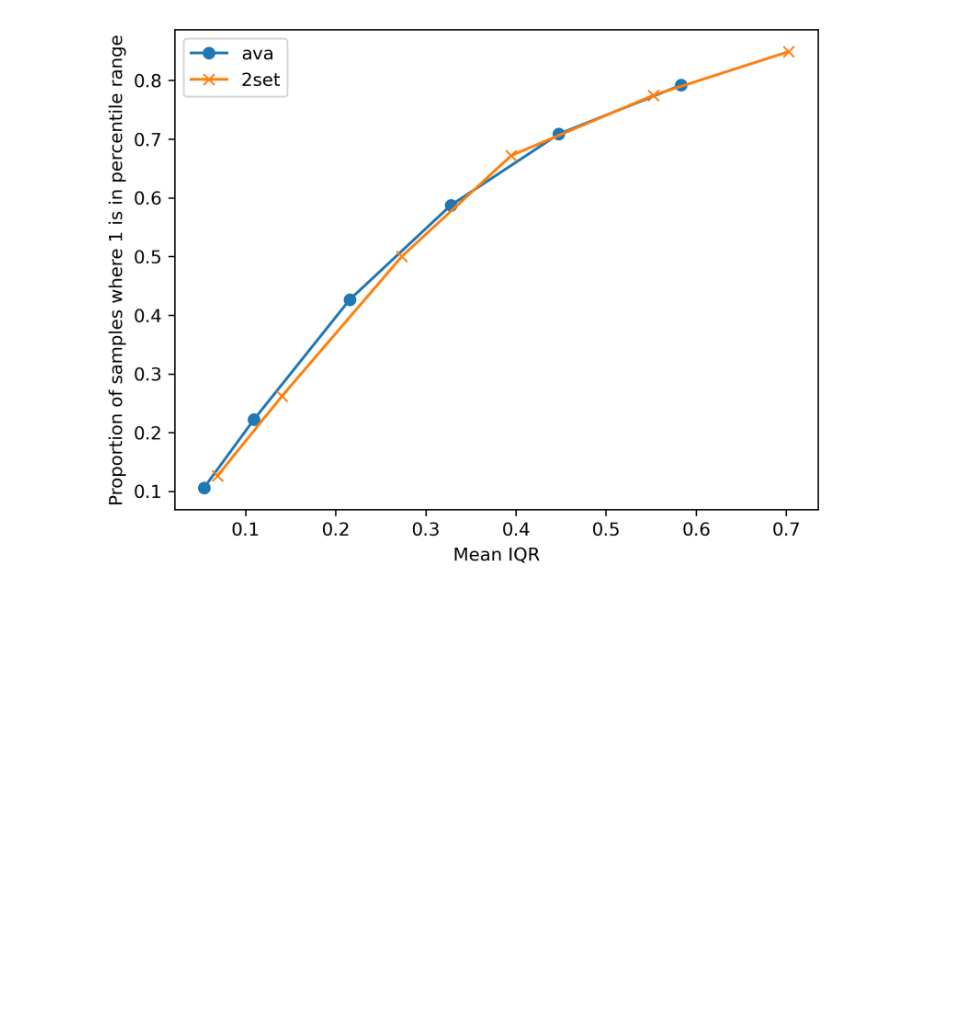
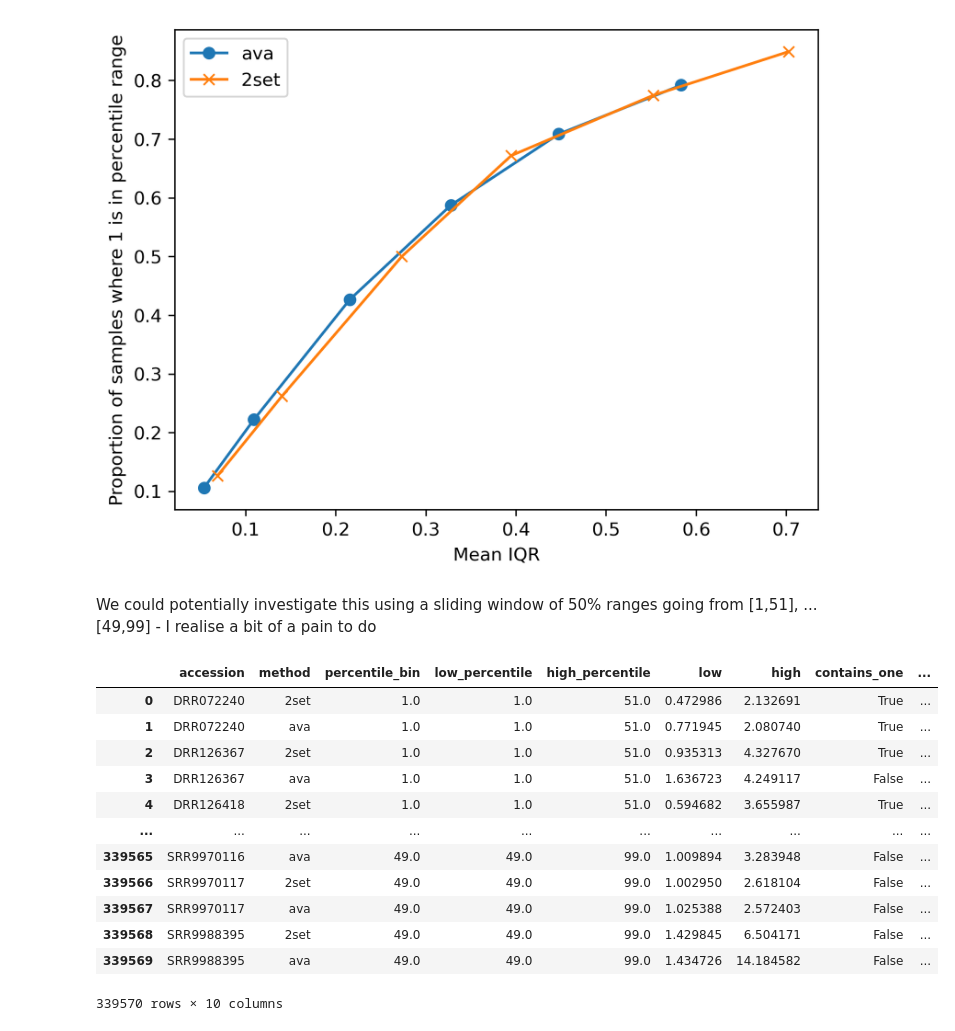
Before and after one commit to mbhall88/lrge, a Jupyter notebook: paper/notebooks/per_read_estimates.ipynb, the cells around one changed output. Saved outputs shown, nothing was run; the diff lists cells and outputs as text; code cells hidden in the pictures; blank space fills up the shorter version.

```diff
--- a/paper/notebooks/per_read_estimates.ipynb
+++ b/paper/notebooks/per_read_estimates.ipynb
@@ -239,3 +239,18 @@ ax.set_ylabel("Proportion of samples where 1 is in percentile range")
 # %% [output]
 Text(0, 0.5, 'Proportion of samples where 1 is in percentile range')
 [figure]
+# %% [markdown]
+We could potentially investigate this using a sliding window of 50% ranges going from [1,51], ...[49,99]     - I realise a bit of a pain to do
+# %%
+
+perc_range = np.arange(1, 100, 1.0)
+# function to apply to each group. it takes the median of the relative size and the median of the finite relative sizes
+# it also calculates the percentiles of the relative sizes in 2.5% steps
+def f2(group):
+    relsizes = group["relative_size"]
+    median = relsizes.median()
+    finite_ixs = np.isfinite(relsizes)
+    finite = relsizes[finite_ixs]
+    finite_median = finite.median()
+    percentiles = np.percentile(finite, perc_range)
+    return pd.Series([finite_median] + list(percentiles))
@@ -241,0 +275,17 @@ Text(0, 0.5, 'Proportion of samples where 1 is in percentile range')
+# %%
+rng_scan["IQR"] = rng_scan["high"] - rng_scan["low"]
+rng_scan
+# %% [output]
+|  | accession | method | percentile_bin | low_percentile | high_percentile | low | high | contains_one | ... |
+| 0 | DRR072240 | 2set | 1.0 | 1.0 | 51.0 | 0.472986 | 2.132691 | True | ... |
+| 1 | DRR072240 | ava | 1.0 | 1.0 | 51.0 | 0.771945 | 2.080740 | True | ... |
+| 2 | DRR126367 | 2set | 1.0 | 1.0 | 51.0 | 0.935313 | 4.327670 | True | ... |
+| 3 | DRR126367 | ava | 1.0 | 1.0 | 51.0 | 1.636723 | 4.249117 | False | ... |
+| 4 | DRR126418 | 2set | 1.0 | 1.0 | 51.0 | 0.594682 | 3.655987 | True | ... |
+| ... | ... | ... | ... | ... | ... | ... | ... | ... | ... |
+| 339565 | SRR9970116 | ava | 49.0 | 49.0 | 99.0 | 1.009894 | 3.283948 | False | ... |
+| 339566 | SRR9970117 | 2set | 49.0 | 49.0 | 99.0 | 1.002950 | 2.618104 | False | ... |
+| 339567 | SRR9970117 | ava | 49.0 | 49.0 | 99.0 | 1.025388 | 2.572403 | False | ... |
+| 339568 | SRR9988395 | 2set | 49.0 | 49.0 | 99.0 | 1.429845 | 6.504171 | False | ... |
+| 339569 | SRR9988395 | ava | 49.0 | 49.0 | 99.0 | 1.434726 | 14.184582 | False | ... |
+339570 rows × 10 columns
```
Also changed, not shown: parts of 6 cells of this notebook, 2 other files.
